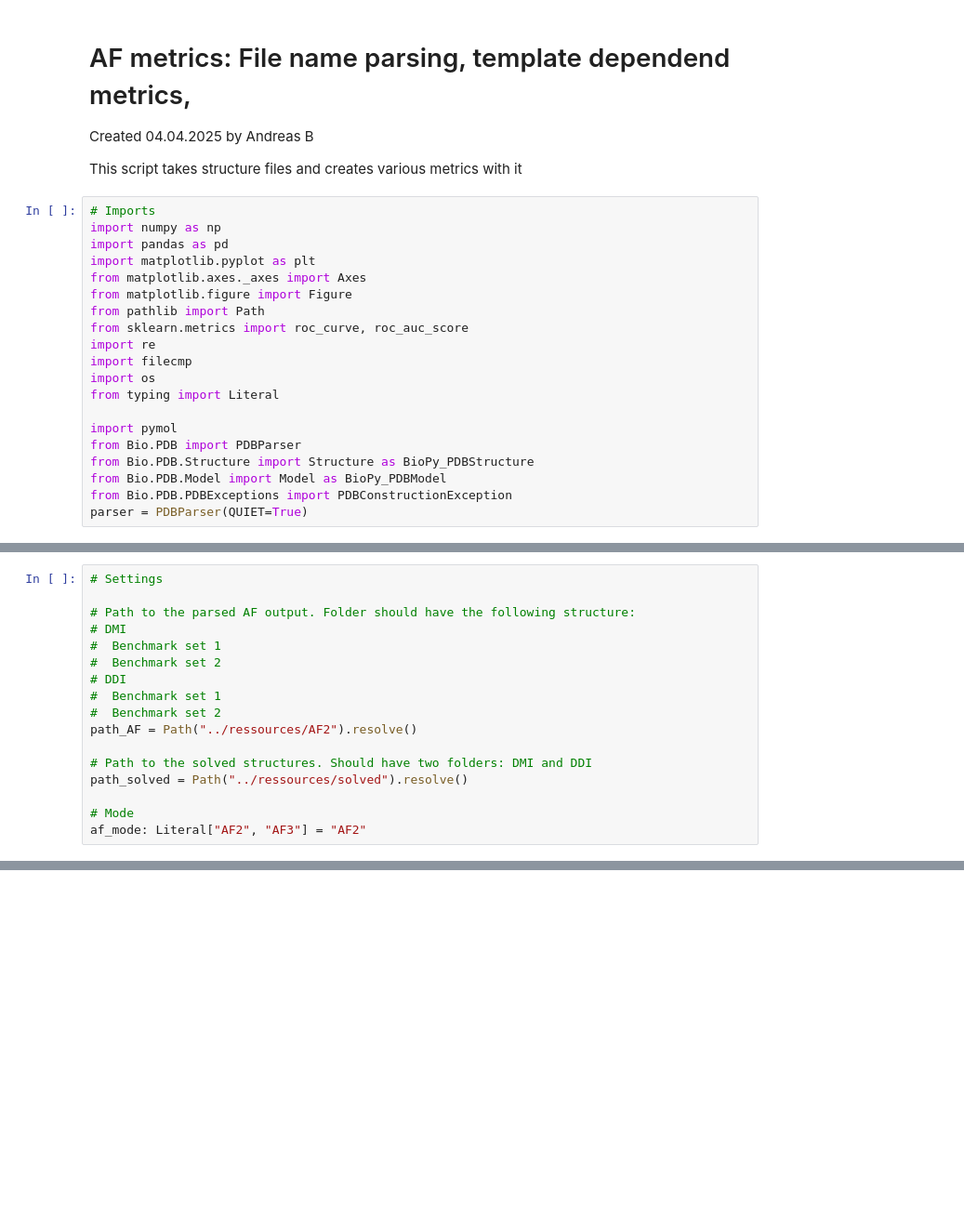
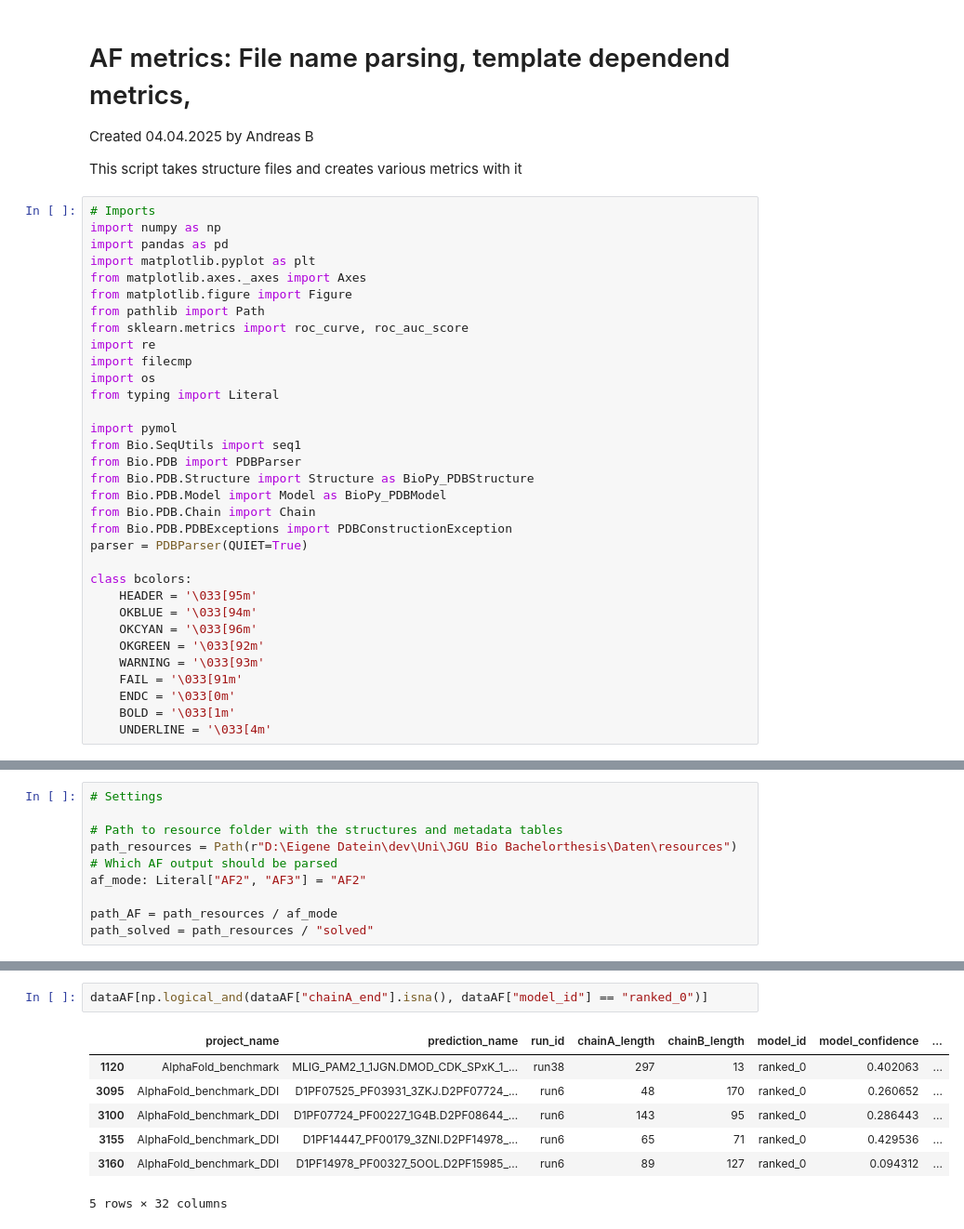
Before and after one commit to andreasmz/bachelorthesis, a Jupyter notebook: src/parsing AF output.ipynb, the cells around one changed output, grey strips where cells are left out. Shown: that part at 93% size. Cells and saved outputs as stored; diff of their text form; blank space fills up the shorter version.

Commit message:
output parsing

```diff
--- a/src/parsing AF output.ipynb
+++ b/src/parsing AF output.ipynb
@@ -18,8 +18,21 @@ import os
 from typing import Literal
 
 import pymol
+from Bio.SeqUtils import seq1
 from Bio.PDB import PDBParser
 from Bio.PDB.Structure import Structure as BioPy_PDBStructure
 from Bio.PDB.Model import Model as BioPy_PDBModel
+from Bio.PDB.Chain import Chain
 from Bio.PDB.PDBExceptions import PDBConstructionException
 parser = PDBParser(QUIET=True)
+
+class bcolors:
+    HEADER = '\033[95m'
+    OKBLUE = '\033[94m'
+    OKCYAN = '\033[96m'
+    OKGREEN = '\033[92m'
+    WARNING = '\033[93m'
+    FAIL = '\033[91m'
+    ENDC = '\033[0m'
+    BOLD = '\033[1m'
+    UNDERLINE = '\033[4m'
@@ -26,20 +41,13 @@ parser = PDBParser(QUIET=True)
 # %%
 # Settings
 
-# Path to the parsed AF output. Folder should have the following structure:
-# DMI
-#  Benchmark set 1
-#  Benchmark set 2
-# DDI
-#  Benchmark set 1
-#  Benchmark set 2
-path_AF = Path("../ressources/AF2").resolve()
+# Path to resource folder with the structures and metadata tables
+path_resources = Path(r"D:\Eigene Datein\dev\Uni\JGU Bio Bachelorthesis\Daten\resources")
+# Which AF output should be parsed
+af_mode: Literal["AF2", "AF3"] = "AF2"
 
-# Path to the solved structures. Should have two folders: DMI and DDI
-path_solved = Path("../ressources/solved").resolve()
-
-# Mode
-af_mode: Literal["AF2", "AF3"] = "AF2"
+path_AF = path_resources / af_mode
+path_solved = path_resources / "solved"
 # %%
 # Read in the AF data
 if af_mode == "AF2":
@@ -216,0 +438,10 @@ display(dataAF)
+# %%
+dataAF[np.logical_and(dataAF["chainA_end"].isna(), dataAF["model_id"] == "ranked_0")]
+# %% [output]
+|  | project_name | prediction_name | run_id | chainA_length | chainB_length | model_id | model_confidence | ... |
+| 1120 | AlphaFold_benchmark | MLIG_PAM2_1_1JGN.DMOD_CDK_SPxK_1_... | run38 | 297 | 13 | ranked_0 | 0.402063 | ... |
+| 3095 | AlphaFold_benchmark_DDI | D1PF07525_PF03931_3ZKJ.D2PF07724_... | run6 | 48 | 170 | ranked_0 | 0.260652 | ... |
+| 3100 | AlphaFold_benchmark_DDI | D1PF07724_PF00227_1G4B.D2PF08644_... | run6 | 143 | 95 | ranked_0 | 0.286443 | ... |
+| 3155 | AlphaFold_benchmark_DDI | D1PF14447_PF00179_3ZNI.D2PF14978_... | run6 | 65 | 71 | ranked_0 | 0.429536 | ... |
+| 3160 | AlphaFold_benchmark_DDI | D1PF14978_PF00327_5OOL.D2PF15985_... | run6 | 89 | 127 | ranked_0 | 0.094312 | ... |
+5 rows × 32 columns
```
Also changed, not shown: parts of 9 cells of this notebook, 1 other file.
